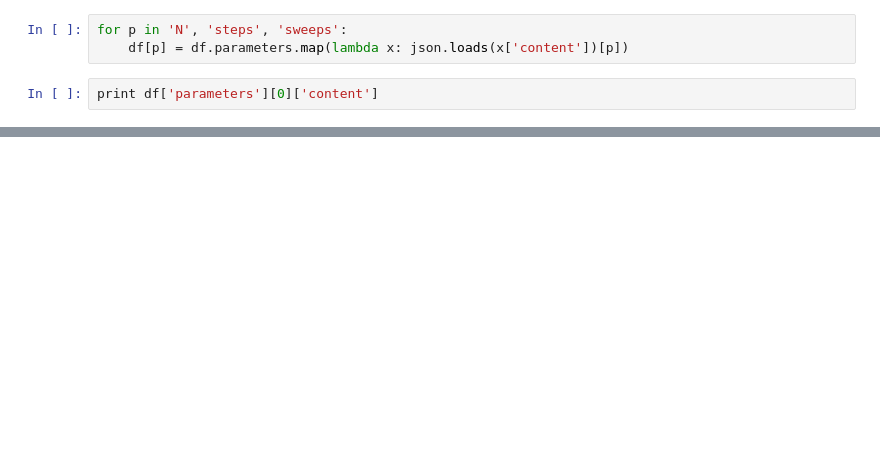
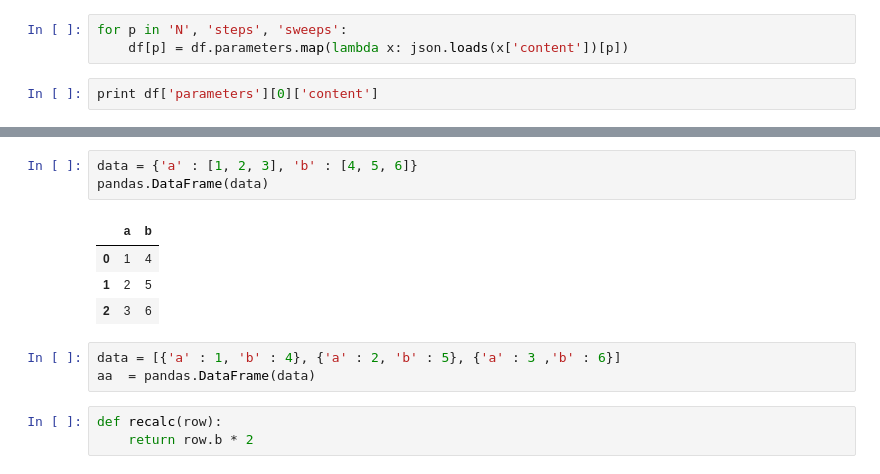
Before and after one commit to evgenjevich/surf-research, a Jupyter notebook: Andrey/DataExtract.ipynb, the cells around one changed output, grey strips where cells are left out. Saved outputs shown, nothing was run; the diff lists cells and outputs as text; blank space fills up the shorter version.

```diff
--- a/Andrey/DataExtract.ipynb
+++ b/Andrey/DataExtract.ipynb
@@ -79,0 +144,14 @@ df[columns]
+# %%
+data = {'a' : [1, 2, 3], 'b' : [4, 5, 6]}
+pandas.DataFrame(data)
+# %% [output]
+|  | a | b |
+| 0 | 1 | 4 |
+| 1 | 2 | 5 |
+| 2 | 3 | 6 |
+# %%
+data = [{'a' : 1, 'b' : 4}, {'a' : 2, 'b' : 5}, {'a' : 3 ,'b' : 6}]
+aa  = pandas.DataFrame(data)
+# %%
+def recalc(row):
+    return row.b * 2
```
Also changed, not shown: parts of 19 cells of this notebook, 1 other file.
